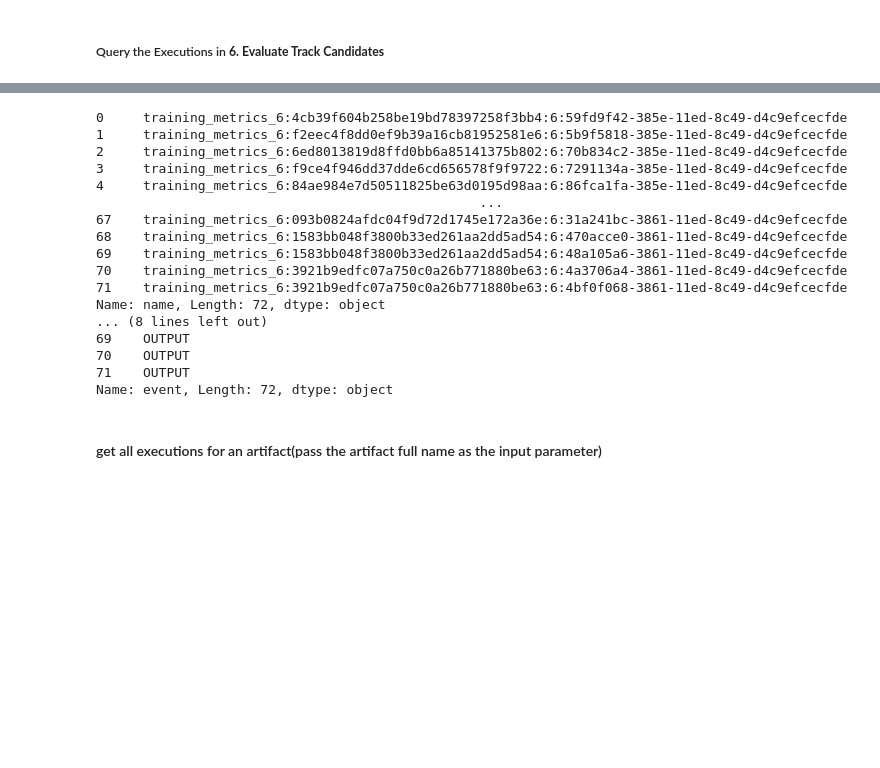
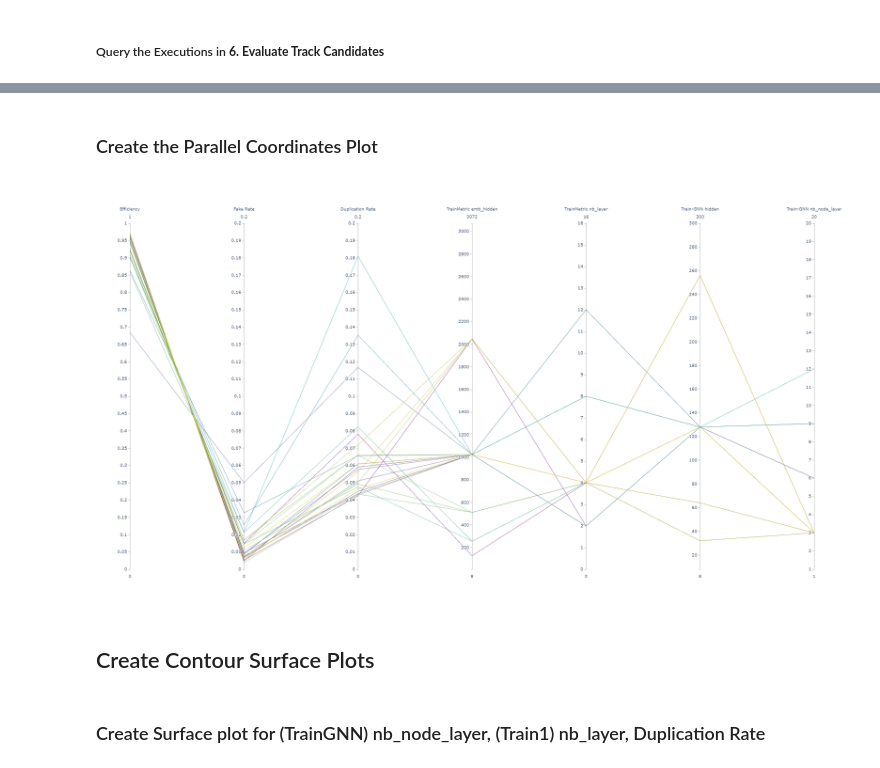
Before and after one commit to atripathy86/Tracking-ML-Exa.TrkX, a Jupyter notebook: Examples/TrackML_Quickstart/Exatrack_mlmd.ipynb, the cells around one changed output, grey strips where cells are left out. Drawn from its saved outputs; the diff is of its cells as text; code cells hidden in the pictures; blank space fills up the shorter version.

```diff
--- a/Examples/TrackML_Quickstart/Exatrack_mlmd.ipynb
+++ b/Examples/TrackML_Quickstart/Exatrack_mlmd.ipynb
@@ -157,4 +212,15 @@ print(executions)
 # %%
-artifacts = query.get_all_artifacts_for_execution(10)
-print(artifacts)
+executions = query.get_all_executions_in_stage('6.EvaluateTrackCandidates')
+print(type(executions))
+appended_data = []
+for index, row in executions.iterrows():
+    #print(type(row))
+    execution_id = row['id']
+    artifacts = query.get_all_artifacts_for_execution(execution_id)
+    appended_data.append(artifacts.loc[artifacts['type'] == 'Metrics'])
+#display(artifacts)
+appended_data = pd.concat(appended_data, axis=0, ignore_index=False)
+colums_drop = ['Commit','create_time_since_epoch', 'git_repo', 'last_update_time_since_epoch', 'metrics_name', 'uri' ]
+metrics_data = appended_data.drop(colums_drop, axis=1)
+display(metrics_data)
 # %% [output]
@@ -180,28 +311,44 @@ print(artifacts)
+# %% [markdown]
+### Create the Parallel Coordinates Plot
 # %%
-#print(pd.options.display.max_colwidth)
-pd.options.display.max_colwidth = 120
-artifacts = query.get_all_artifacts_for_execution(6)
+import plotly.graph_objects as go
+import pandas as pd
+df = rslt_df
+fig = go.Figure(data=
+    go.Parcoords(
+        line = dict(color = df['id'],
+                   colorscale = [[0,'purple'],[0.5,'lightseagreen'],[1,'gold']]),
+        dimensions = list([
+            dict(range = [0,1],
+                label = 'Efficiency', values = df['Efficiency']),
+            dict(range = [0,0.2],
+                label = 'Fake Rate', values = df['Fake Rate']),
+            dict(range = [0,0.2],
+                label = 'Duplication Rate', values = df['Duplication Rate']),
+            dict(range = [8,3072],
+                label = 'TrainMetric emb_hidden', values = df['(Train1) emb_hidden']),
+            dict(range = [0,16],
+                label = 'TrainMetric nb_layer', values = df['(Train1) nb_layer']),
+            dict(range = [8,300],
+                label = 'Train-GNN hidden', values = df['(TrainGNN) hidden']),
+            dict(range = [1,20],
+                label = 'Train-GNN nb_node_layer', values = df['(TrainGNN) nb_node_layer'])
+        ])
+    )
+)
 
-# print(artifacts)
-print(artifacts["name"])
-print(artifacts["event"])
+fig.update_layout(
+    plot_bgcolor = 'white',
+    paper_bgcolor = 'white',
+    width=1500,
+    height=1000
+
+)
+
+fig.show()
 # %% [output]
-0     training_metrics_6:4cb39f604b258be19bd78397258f3bb4:6:59fd9f42-385e-11ed-8c49-d4c9efcecfde
-1     training_metrics_6:f2eec4f8dd0ef9b39a16cb81952581e6:6:5b9f5818-385e-11ed-8c49-d4c9efcecfde
-2     training_metrics_6:6ed8013819d8ffd0bb6a85141375b802:6:70b834c2-385e-11ed-8c49-d4c9efcecfde
-3     training_metrics_6:f9ce4f946dd37dde6cd656578f9f9722:6:7291134a-385e-11ed-8c49-d4c9efcecfde
-4     training_metrics_6:84ae984e7d50511825be63d0195d98aa:6:86fca1fa-385e-11ed-8c49-d4c9efcecfde
-                                                 ...
-67    training_metrics_6:093b0824afdc04f9d72d1745e172a36e:6:31a241bc-3861-11ed-8c49-d4c9efcecfde
-68    training_metrics_6:1583bb048f3800b33ed261aa2dd5ad54:6:470acce0-3861-11ed-8c49-d4c9efcecfde
-69    training_metrics_6:1583bb048f3800b33ed261aa2dd5ad54:6:48a105a6-3861-11ed-8c49-d4c9efcecfde
-70    training_metrics_6:3921b9edfc07a750c0a26b771880be63:6:4a3706a4-3861-11ed-8c49-d4c9efcecfde
-71    training_metrics_6:3921b9edfc07a750c0a26b771880be63:6:4bf0f068-3861-11ed-8c49-d4c9efcecfde
-Name: name, Length: 72, dtype: object
-... (8 lines left out)
-69    OUTPUT
-70    OUTPUT
-71    OUTPUT
-Name: event, Length: 72, dtype: object
+[figure, added]
 # %% [markdown]
-#### get all executions for an artifact(pass the artifact full name as the input parameter)
+## Create Contour Surface Plots
+# %% [markdown]
+### Create Surface plot for (TrainGNN) nb_node_layer, (Train1) nb_layer,  Duplication Rate
```
Also changed, not shown: parts of 56 cells of this notebook, 2 other files.
